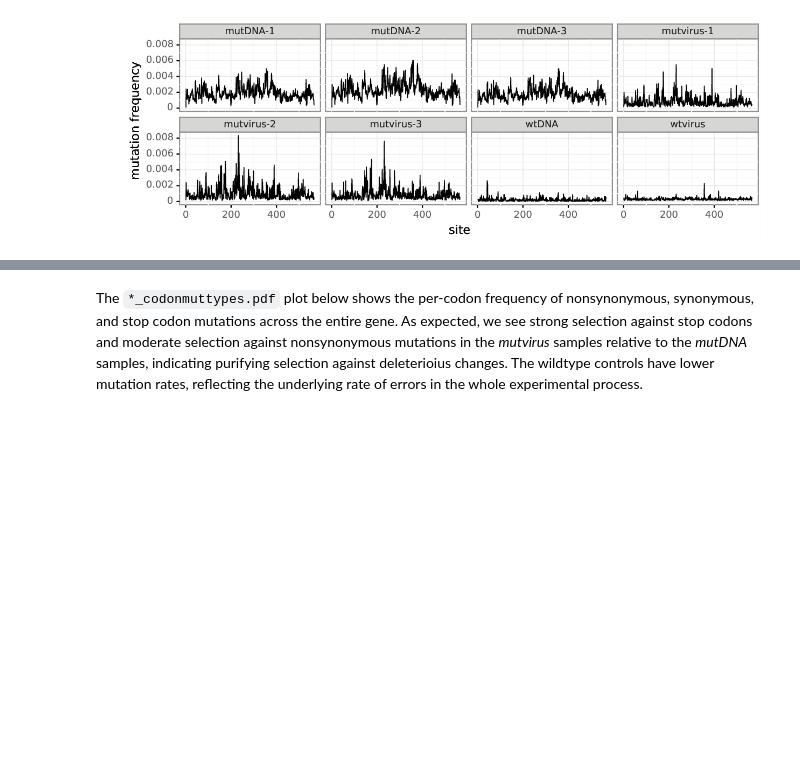
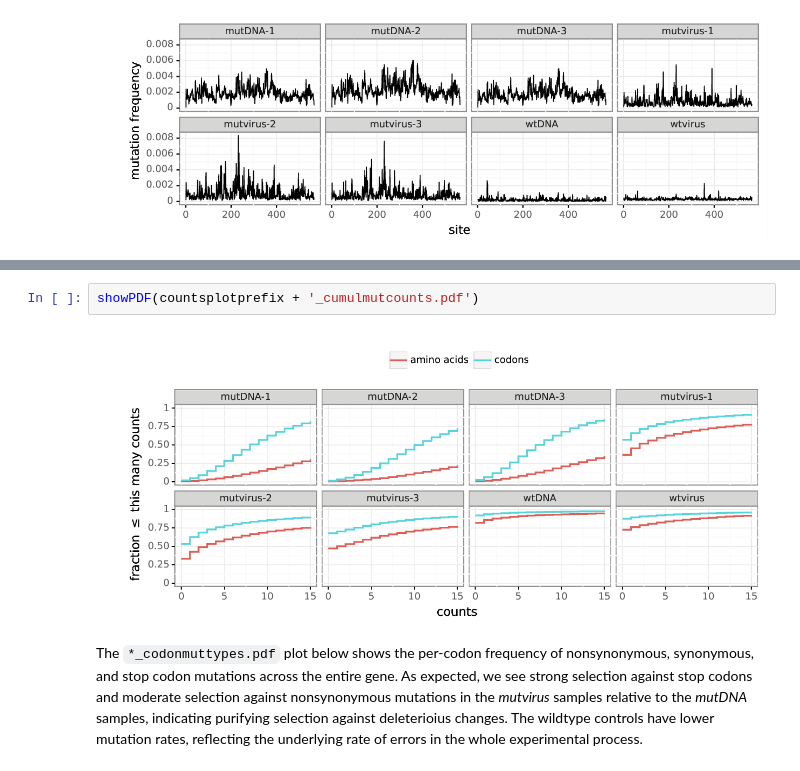
Before and after one commit to jbloomlab/dms_tools2, a Jupyter notebook: examples/Doud2016/analysis_notebook.ipynb, the cells around one changed output, grey strips where cells are left out. Saved outputs shown, nothing was run; the diff lists cells and outputs as text; blank space fills up the shorter version.

Commit message:
add `*_cumulmutcounts.pdf` to `dms2_batch_bcsubamp`

```diff
--- a/examples/Doud2016/analysis_notebook.ipynb
+++ b/examples/Doud2016/analysis_notebook.ipynb
@@ -260,3 +266,7 @@ showPDF(countsplotprefix + '_mutfreq.pdf')
+# %%
+showPDF(countsplotprefix + '_cumulmutcounts.pdf')
+# %% [output]
+[figure, added]
 # %% [markdown]
 The `*_codonmuttypes.pdf` plot below shows the per-codon frequency of nonsynonymous, synonymous, and stop codon mutations across the entire gene.
 As expected, we see strong selection against stop codons and moderate selection against nonsynonymous mutations in the *mutvirus* samples relative to the *mutDNA* samples, indicating purifying selection against deleterioius changes.
```
Also changed, not shown: parts of 2 cells of this notebook, 3 other files.
